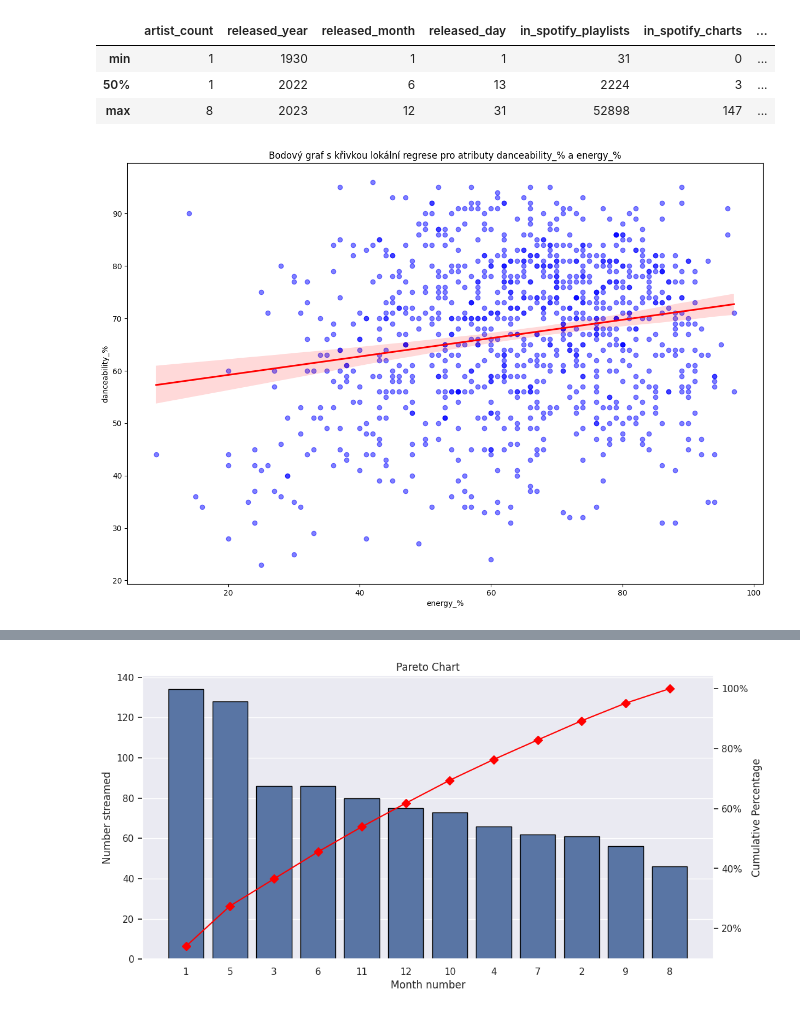
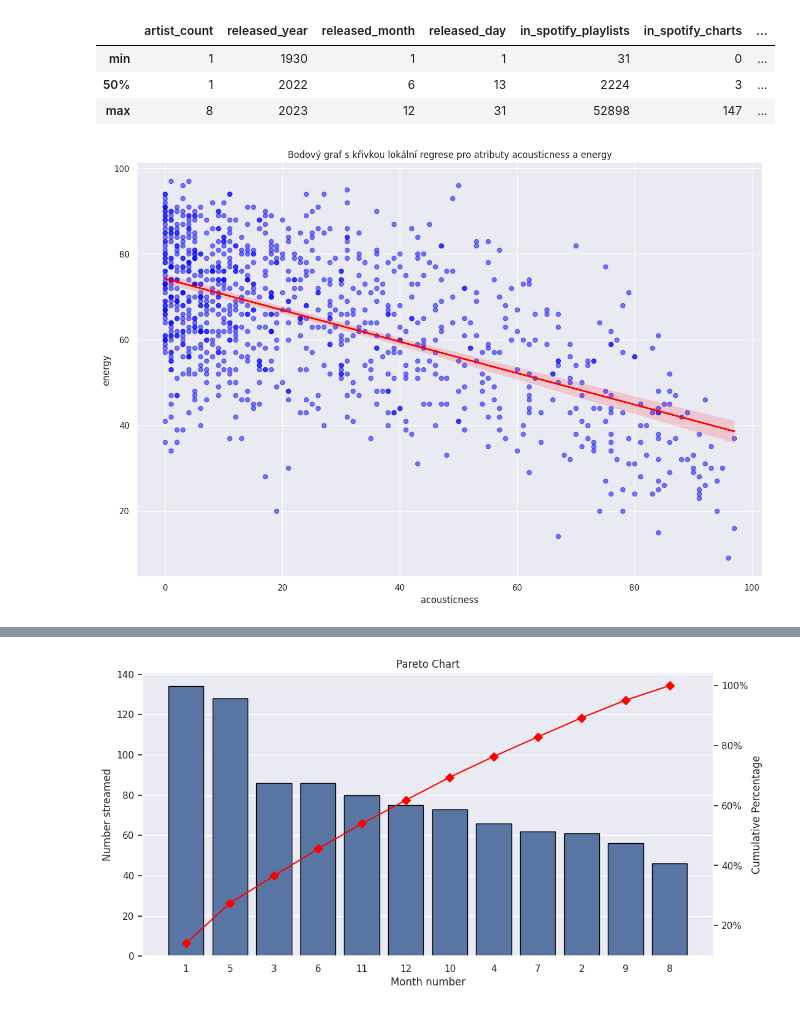
Before and after one commit to FITlifeSADGE/UPA, a Jupyter notebook: UPA.ipynb, the cells around one changed output, grey strips where cells are left out. Cells and saved outputs as stored; diff of their text form; code cells hidden in the pictures.

```diff
--- a/UPA.ipynb
+++ b/UPA.ipynb
@@ -144,17 +142,17 @@ value_ranges
 | 50% | 1 | 2022 | 6 | 13 | 2224 | 3 | ... |
 | max | 8 | 2023 | 12 | 31 | 52898 | 147 | ... |
 # %%
-x_attribute = 'energy_%'
-y_attribute = 'danceability_%'
+y_attribute = 'energy_%'
+x_attribute = 'acousticness_%'
 
 plt.figure(figsize=(15, 10))
 sns.regplot(x=x_attribute, y=y_attribute, data=df, scatter_kws={'alpha': 0.5, 'color': 'blue'}, line_kws={'color': 'red'})
-plt.title(f'Bodový graf s křivkou lokální regrese pro atributy danceability_% a energy_%')
-plt.xlabel(x_attribute)
-plt.ylabel(y_attribute)
+plt.title(f'Bodový graf s křivkou lokální regrese pro atributy acousticness a energy')
+plt.xlabel('acousticness')
+plt.ylabel('energy')
 plt.show()
 # %% [output]
-[figure, old version]
+[figure, new version]
 # %%
 # Group by released year and calculate the sum of streams
 df_grouped = df.groupby(['released_year'])['streams'].sum().reset_index()
```
Also changed, not shown: parts of 11 cells of this notebook.
